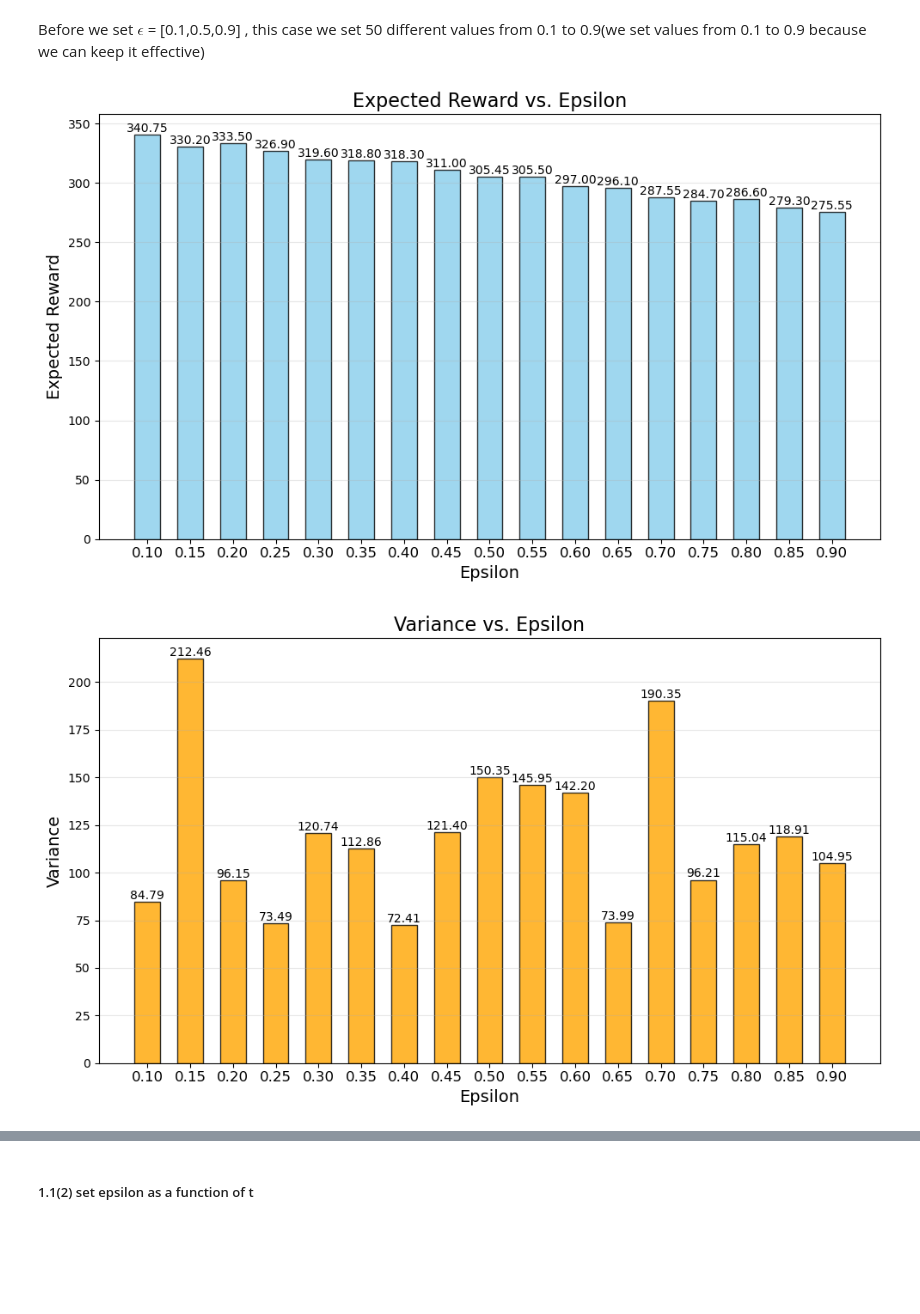
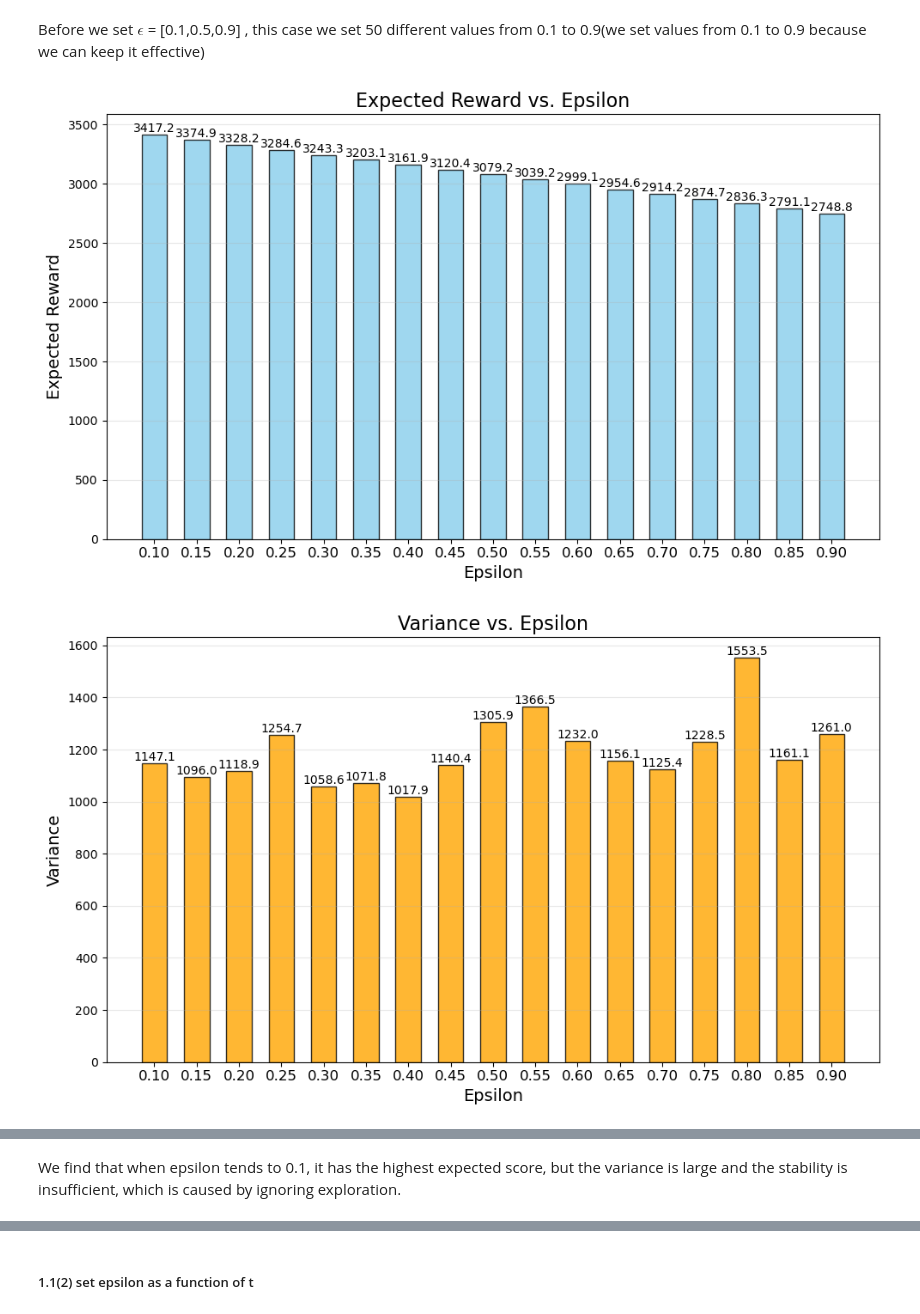
Before and after one commit to XiongWenye/Bandit-Learning, a Jupyter notebook: Part_I_Classical_Bandit_Algorithms/Classical_Bandit_Algorithms.ipynb, the cells around one changed output, grey strips where cells are left out. Cells and saved outputs as stored; diff of their text form; code cells hidden in the pictures; blank space fills up the shorter version.

```diff
--- a/Part_I_Classical_Bandit_Algorithms/Classical_Bandit_Algorithms.ipynb
+++ b/Part_I_Classical_Bandit_Algorithms/Classical_Bandit_Algorithms.ipynb
@@ -156,8 +156,8 @@ Each experiment lasts for N = 5000 time slots, and we run each experiment 200 tr
 import numpy as np
 import matplotlib.pyplot as plt
 
-N = 500  # 每个实验的步数
-num_trials = 20  # 实验次数
+N = 5000  # 每个实验的步数
+num_trials = 200  # 实验次数
 experiments = {
     'epsilon_greedy': [0.1, 0.5, 0.9],
     'ucb': [1, 5, 10],
@@ -463,8 +497,8 @@ Before we set $\epsilon$ = [0.1,0.5,0.9] , this case we set 50 different values
 import numpy as np
 import matplotlib.pyplot as plt
 
-N = 500  # 每个实验的步数
-num_trials = 20 # 实验次数
+N = 5000  # 每个实验的步数
+num_trials = 200  # 实验次数
 epsilons = np.arange(0.1, 0.95, 0.05)  # epsilon 的值从0.1到0.9，每隔0.05
 results_rewards = {
     'epsilon_greedy': [],
@@ -491,9 +525,9 @@ for epsilon in epsilons:
 
         trial_rewards_list.append(np.sum(rewards))
 
-    # 计算平均奖励和方差
-    avg_reward = cumulative_rewards / num_trials
-    variance = np.var(trial_rewards_list)
+    # 计算平均奖励和方差，并保留一位小数
+    avg_reward = round(cumulative_rewards / num_trials, 1)
+    variance = round(np.var(trial_rewards_list), 1)
 
     results_rewards['epsilon_greedy'].append(avg_reward)
     results_variances['epsilon_greedy'].append(variance)
@@ -506,7 +540,7 @@ def plot_expectation(means, param_values, param_name):
     plt.bar(bar_positions, means, width=0.6, color='skyblue', edgecolor='black', alpha=0.8)
     # 显示每个柱子对应的值
     for i, mean in enumerate(means):
-        plt.text(bar_positions[i], mean + 0.01, f"{mean:.2f}", ha='center', va='bottom', fontsize=10)
+        plt.text(bar_positions[i], mean + 0.01, f"{mean:.1f}", ha='center', va='bottom', fontsize=10)
     plt.xticks(bar_positions, [f"{val:.2f}" for val in param_values], fontsize=12)
     plt.xlabel(f"{param_name.capitalize()}", fontsize=14)
     plt.ylabel("Expected Reward", fontsize=14)
@@ -522,7 +556,7 @@ def plot_variance(variances, param_values, param_name):
     plt.bar(bar_positions, variances, width=0.6, color='orange', edgecolor='black', alpha=0.8)
     # 显示每个柱子对应的值
     for i, variance in enumerate(variances):
-        plt.text(bar_positions[i], variance + 0.01, f"{variance:.2f}", ha='center', va='bottom', fontsize=10)
+        plt.text(bar_positions[i], variance + 0.01, f"{variance:.1f}", ha='center', va='bottom', fontsize=10)
     plt.xticks(bar_positions, [f"{val:.2f}" for val in param_values], fontsize=12)
     plt.xlabel(f"{param_name.capitalize()}", fontsize=14)
     plt.ylabel("Variance", fontsize=14)
@@ -541,38 +575,36 @@ def plot_combined(means, variances, param_values, param_name):
     # 绘制期望奖励的柱状图
     ax1.bar(bar_positions, means, bar_width, alpha=0.8, color='skyblue', label="Expected Reward")
 
-    # 设置 x 轴为 epsilon 的值
     ax1.set_xticks(bar_positions)
     ax1.set_xticklabels([f"{epsilon:.2f}" for epsilon in param_values], fontsize=12)
     ax1.set_xlabel(f"{param_name.capitalize()}", fontsize=14)
     ax1.set_ylabel("Expected Reward", fontsize=14, color='skyblue')
     ax1.set_title("Expected Reward and Variance vs. Epsilon", fontsize=16)
     ax1.grid(axis='y', alpha=0.3)
 
     # 创建第二个y轴用于方差
     ax2 = ax1.twinx()
     # 绘制方差的柱状图，且设置方差的柱状图在期望的右边
     ax2.bar(bar_positions + bar_width, variances, bar_width, alpha=0.8, color='orange', label="Variance")
 
-    # 设置右侧y轴（方差的y轴）标签，并保留对应的刻度
     ax2.set_ylabel("Variance", fontsize=14, color='orange')
 
     # 显示图例
     fig.tight_layout()
     ax1.legend(loc='upper left')
     ax2.legend(loc='upper right')
 
     # 显示图像
     plt.show()
 
 # 绘制期望奖励图（显示每个柱状图的值）
 plot_expectation(results_rewards['epsilon_greedy'], epsilons, "epsilon")
 
 # 绘制方差图（显示每个柱状图的值）
 plot_variance(results_variances['epsilon_greedy'], epsilons, "epsilon")
 
 # 绘制期望奖励与方差合成图（去掉数值标注）
 plot_combined(results_rewards['epsilon_greedy'], results_variances['epsilon_greedy'], epsilons, "epsilon")
 # %% [output]
-[figure, old version]
+[figure, new version]
-[figure, old version]
+[figure, new version]
@@ -579,0 +612,2 @@ plot_combined(results_rewards['epsilon_greedy'], results_variances['epsilon_gree
+# %% [markdown]
+We find that when epsilon tends to 0.1, it has the highest expected score, but the variance is large and the stability is insufficient, which is caused by ignoring exploration.
```
Also changed, not shown: parts of 68 cells of this notebook.
